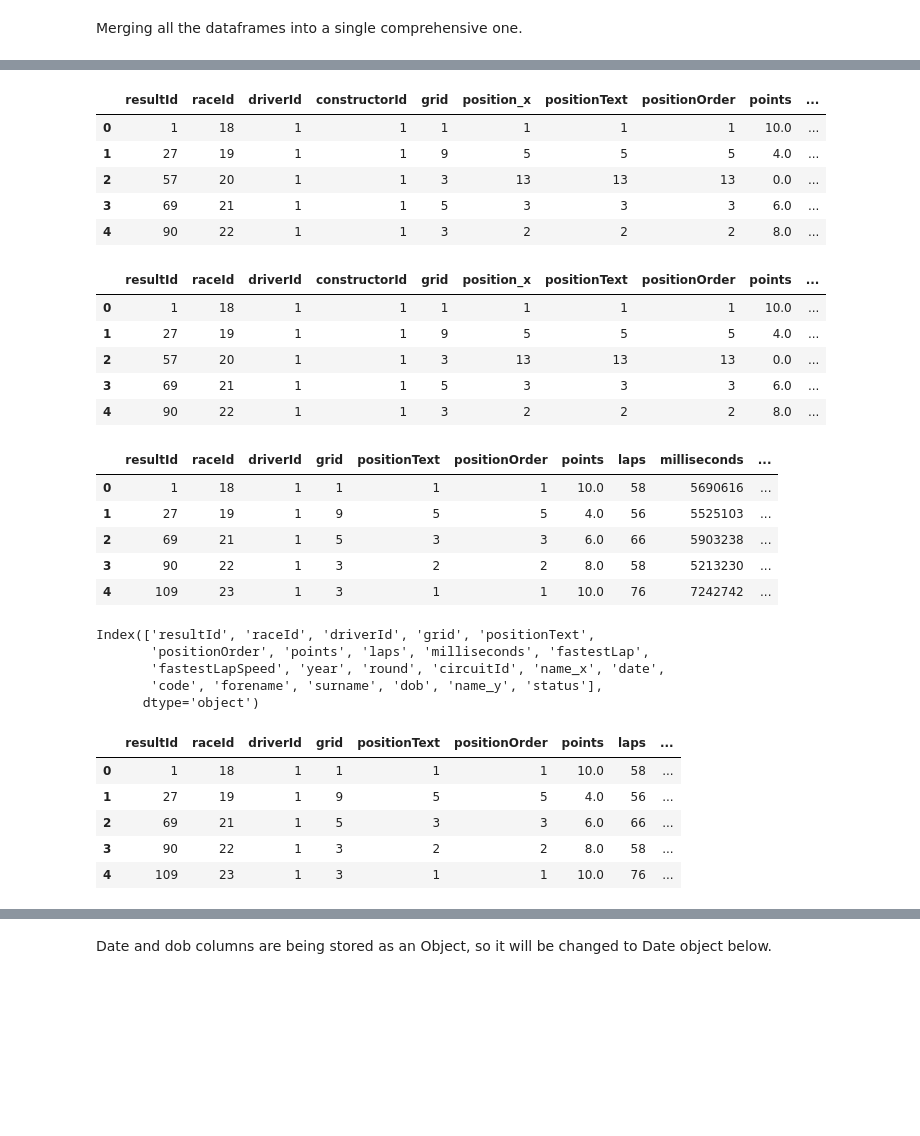
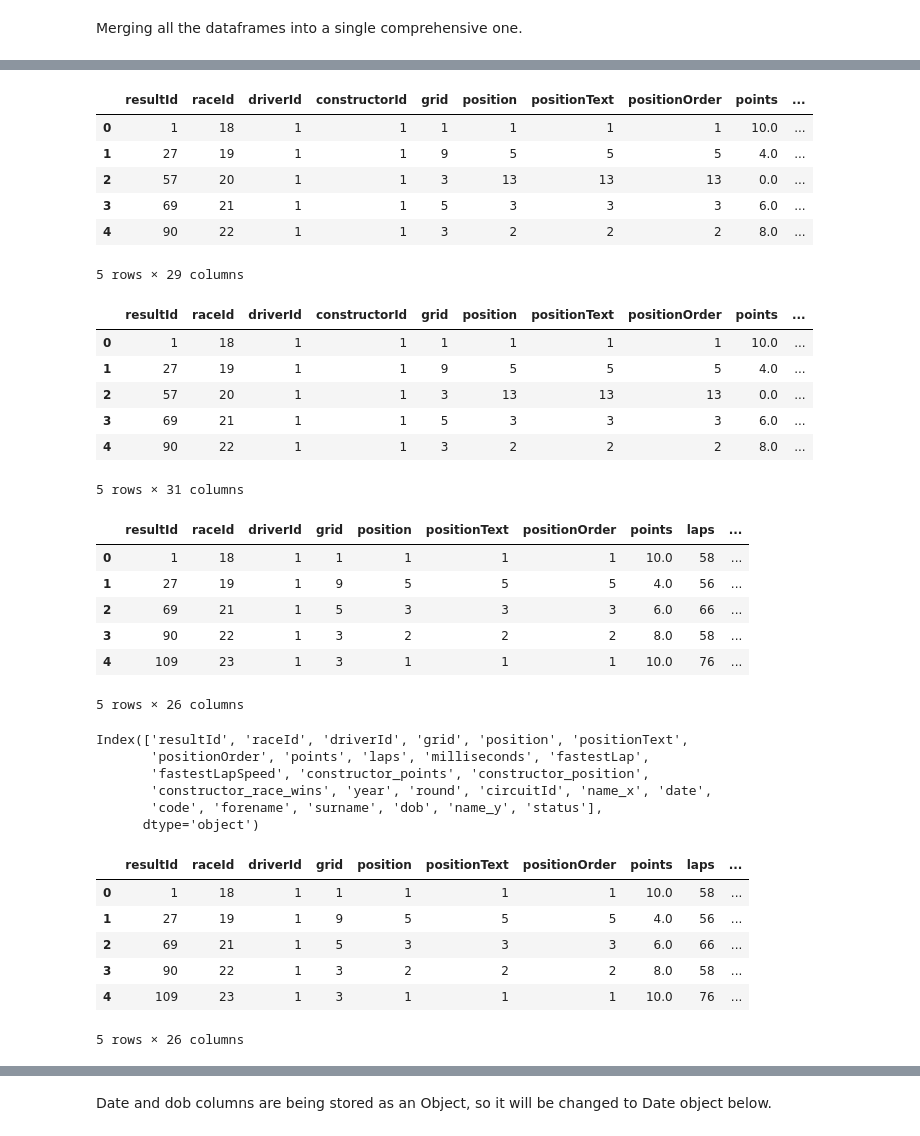
Before and after one commit to Robert336/Final-Project-CP468, a Jupyter notebook: F1_Predictor.ipynb, the cells around one changed output, grey strips where cells are left out. Cells and saved outputs as stored; diff of their text form; code cells hidden in the pictures; blank space fills up the shorter version.

```diff
--- a/F1_Predictor.ipynb
+++ b/F1_Predictor.ipynb
@@ -250,17 +259,23 @@ driver_standings_df.head()
 # check for null values
 print(constructor_standings_df.isna().sum())
 
-constructor_standings_df.info()
+
 
 print("Checking if all values are equal or greater than zero")
 # check if each coloumn that is int64 has a value greater or equal of zero
 # True = good, False = bad
-print((constructor_standings_df['constructorStandingsId'] >= 0).all())
 print((constructor_standings_df['raceId'] >= 0).all())
 print((constructor_standings_df['constructorId'] >= 0).all())
 print((constructor_standings_df['points'] >= 0).all())
 print((constructor_standings_df['position'] >= 0).all())
 print((constructor_standings_df['wins'] >= 0).all())
+
+# dropping useless columns
+constructor_standings_df.drop(['constructorStandingsId', 'positionText'], axis=1, inplace=True)
+# rename columns to avoid confusion with other dataframes
+constructor_standings_df.rename(columns = {'wins':'constructor_race_wins', 'points':'constructor_points', 'position': 'constructor_position'}, inplace = True)
+
+constructor_standings_df.info()
 # %% [output]
 constructorStandingsId    0
 raceId                    0
@@ -429,6 +446,6 @@ status_df.head()
 Merging all the dataframes into a single comprehensive one.
 # %%
 # merging all seperate dataframe into single dataframe as df
-df0 = pd.merge(results_df, quali_df, on = ['raceId', 'driverId', 'constructorId'])
 
-df1 = pd.merge(df0, races_df, on ='raceId')
+df0 = pd.merge(results_df, constructor_standings_df, on = ['raceId', 'constructorId'])
+df0.head()
@@ -438,44 +474,48 @@ df2 = pd.merge(df1, drivers_df, on = 'driverId')
 
 df2.head()
 # %% [output]
-|  | resultId | raceId | driverId | constructorId | grid | position_x | positionText | positionOrder | points | ... |
+|  | resultId | raceId | driverId | constructorId | grid | position | positionText | positionOrder | points | ... |
 | 0 | 1 | 18 | 1 | 1 | 1 | 1 | 1 | 1 | 10.0 | ... |
 | 1 | 27 | 19 | 1 | 1 | 9 | 5 | 5 | 5 | 4.0 | ... |
 | 2 | 57 | 20 | 1 | 1 | 3 | 13 | 13 | 13 | 0.0 | ... |
 | 3 | 69 | 21 | 1 | 1 | 5 | 3 | 3 | 3 | 6.0 | ... |
 | 4 | 90 | 22 | 1 | 1 | 3 | 2 | 2 | 2 | 8.0 | ... |
+5 rows × 29 columns
 # %%
 
 df3 = pd.merge(df2, constructor_df, on ='constructorId')
 df3.head()
 # %% [output]
-|  | resultId | raceId | driverId | constructorId | grid | position_x | positionText | positionOrder | points | ... |
+|  | resultId | raceId | driverId | constructorId | grid | position | positionText | positionOrder | points | ... |
 | 0 | 1 | 18 | 1 | 1 | 1 | 1 | 1 | 1 | 10.0 | ... |
 | 1 | 27 | 19 | 1 | 1 | 9 | 5 | 5 | 5 | 4.0 | ... |
 | 2 | 57 | 20 | 1 | 1 | 3 | 13 | 13 | 13 | 0.0 | ... |
 | 3 | 69 | 21 | 1 | 1 | 5 | 3 | 3 | 3 | 6.0 | ... |
 | 4 | 90 | 22 | 1 | 1 | 3 | 2 | 2 | 2 | 8.0 | ... |
+5 rows × 31 columns
 # %%
 
 df = pd.merge(df3, status_df, on ='statusId')
 pd.get_option("display.max_columns",None)
 
-df.drop(['statusId', 'rank','fastestLapTime', 'constructorId', 'constructorRef', 'position_x', 'position_y', 'qualifyId', 'driverRef'], axis=1, inplace=True)
+df.drop(['statusId', 'rank','fastestLapTime', 'constructorId', 'constructorRef', 'driverRef'], axis=1, inplace=True)
 
 df.head()
 # %% [output]
-|  | resultId | raceId | driverId | grid | positionText | positionOrder | points | laps | milliseconds | ... |
-| 0 | 1 | 18 | 1 | 1 | 1 | 1 | 10.0 | 58 | 5690616 | ... |
-| 1 | 27 | 19 | 1 | 9 | 5 | 5 | 4.0 | 56 | 5525103 | ... |
-| 2 | 69 | 21 | 1 | 5 | 3 | 3 | 6.0 | 66 | 5903238 | ... |
-| 3 | 90 | 22 | 1 | 3 | 2 | 2 | 8.0 | 58 | 5213230 | ... |
-| 4 | 109 | 23 | 1 | 3 | 1 | 1 | 10.0 | 76 | 7242742 | ... |
+|  | resultId | raceId | driverId | grid | position | positionText | positionOrder | points | laps | ... |
+| 0 | 1 | 18 | 1 | 1 | 1 | 1 | 1 | 10.0 | 58 | ... |
+| 1 | 27 | 19 | 1 | 9 | 5 | 5 | 5 | 4.0 | 56 | ... |
+| 2 | 69 | 21 | 1 | 5 | 3 | 3 | 3 | 6.0 | 66 | ... |
+| 3 | 90 | 22 | 1 | 3 | 2 | 2 | 2 | 8.0 | 58 | ... |
+| 4 | 109 | 23 | 1 | 3 | 1 | 1 | 1 | 10.0 | 76 | ... |
+5 rows × 26 columns
 # %%
 df.columns
 # %% [output]
-Index(['resultId', 'raceId', 'driverId', 'grid', 'positionText',
+Index(['resultId', 'raceId', 'driverId', 'grid', 'position', 'positionText',
        'positionOrder', 'points', 'laps', 'milliseconds', 'fastestLap',
-       'fastestLapSpeed', 'year', 'round', 'circuitId', 'name_x', 'date',
+       'fastestLapSpeed', 'constructor_points', 'constructor_position',
+       'constructor_race_wins', 'year', 'round', 'circuitId', 'name_x', 'date',
        'code', 'forename', 'surname', 'dob', 'name_y', 'status'],
       dtype='object')
 # %%
@@ -487,12 +527,13 @@ df.rename(columns=col_name, inplace=True)
 
 df.head()
 # %% [output]
-|  | resultId | raceId | driverId | grid | positionText | positionOrder | points | laps | ... |
-| 0 | 1 | 18 | 1 | 1 | 1 | 1 | 10.0 | 58 | ... |
-| 1 | 27 | 19 | 1 | 9 | 5 | 5 | 4.0 | 56 | ... |
-| 2 | 69 | 21 | 1 | 5 | 3 | 3 | 6.0 | 66 | ... |
-| 3 | 90 | 22 | 1 | 3 | 2 | 2 | 8.0 | 58 | ... |
-| 4 | 109 | 23 | 1 | 3 | 1 | 1 | 10.0 | 76 | ... |
+|  | resultId | raceId | driverId | grid | position | positionText | positionOrder | points | laps | ... |
+| 0 | 1 | 18 | 1 | 1 | 1 | 1 | 1 | 10.0 | 58 | ... |
+| 1 | 27 | 19 | 1 | 9 | 5 | 5 | 5 | 4.0 | 56 | ... |
+| 2 | 69 | 21 | 1 | 5 | 3 | 3 | 3 | 6.0 | 66 | ... |
+| 3 | 90 | 22 | 1 | 3 | 2 | 2 | 2 | 8.0 | 58 | ... |
+| 4 | 109 | 23 | 1 | 3 | 1 | 1 | 1 | 10.0 | 76 | ... |
+5 rows × 26 columns
 # %%
 # Combining the forename and surname of the driver into a single column
 df['driver_name'] = df['forename'] + ' ' + df['surname']
```
Also changed, not shown: parts of 22 cells of this notebook.
